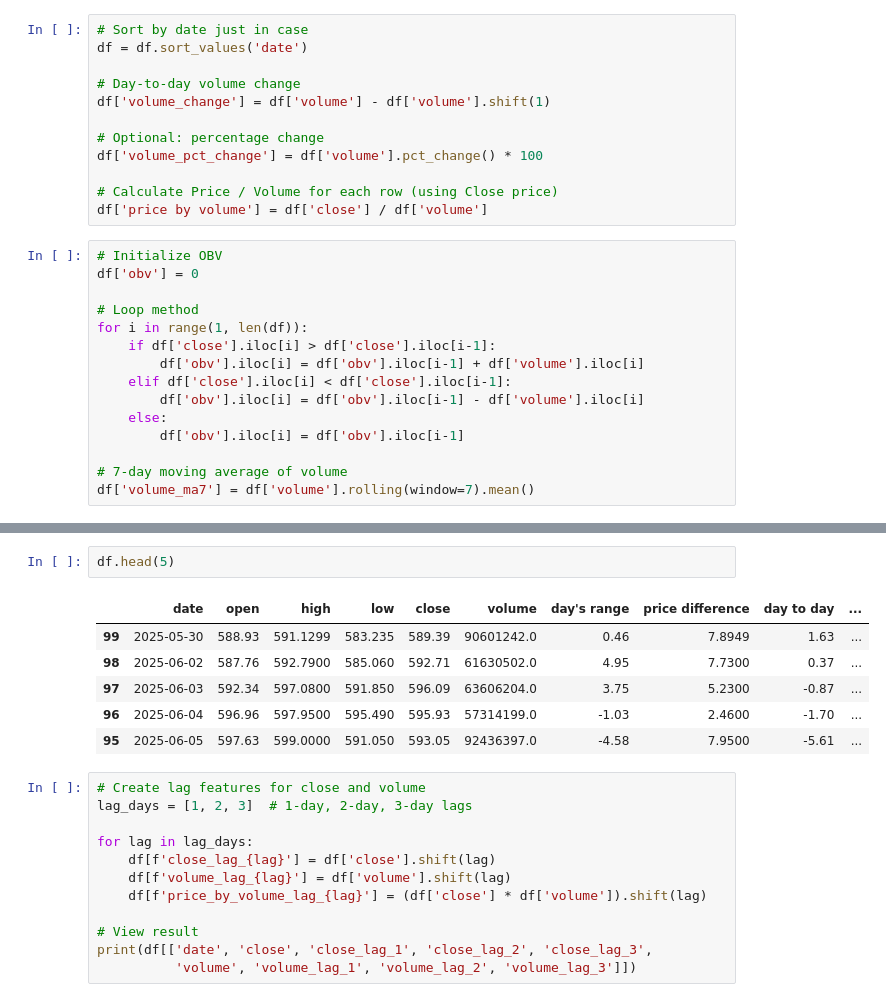
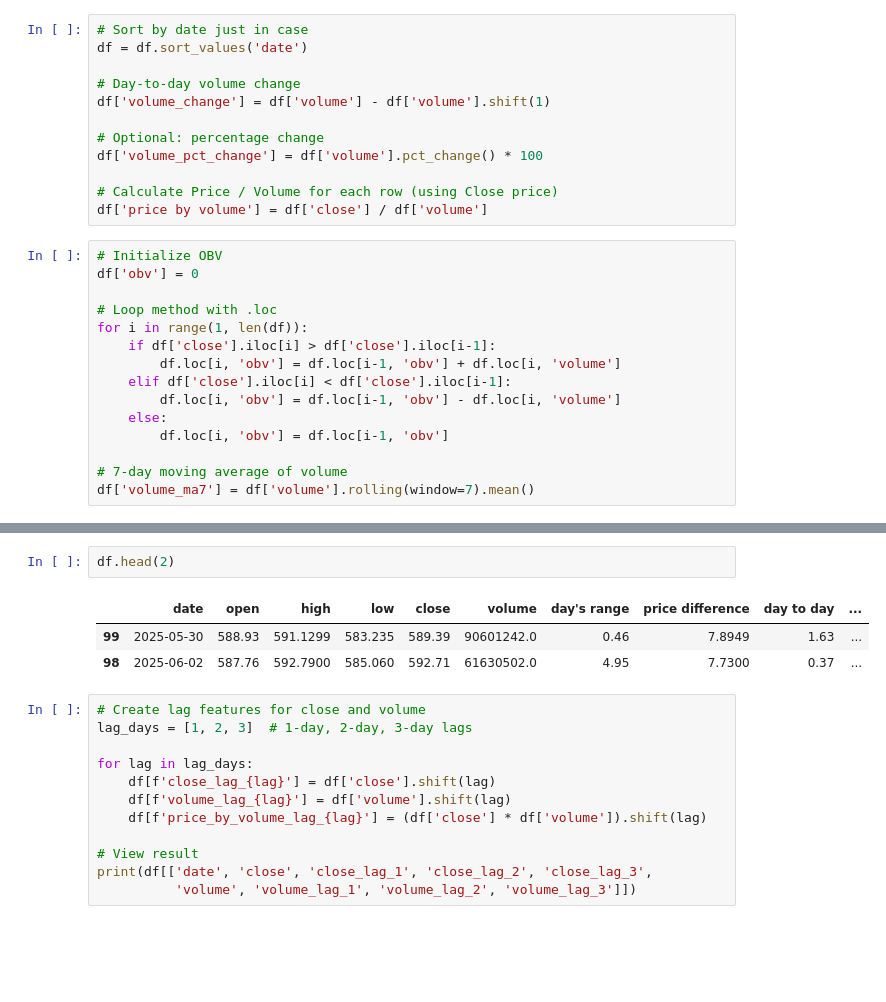
Before and after one commit to leximelvi/Stock_Market, a Jupyter notebook: Stocks.ipynb, the cells around one changed output, grey strips where cells are left out. Saved outputs shown, nothing was run; the diff lists cells and outputs as text; blank space fills up the shorter version.

```diff
--- a/Stocks.ipynb
+++ b/Stocks.ipynb
@@ -96,14 +96,14 @@ df['price by volume'] = df['close'] / df['volume']
 # Initialize OBV
 df['obv'] = 0
 
-# Loop method
+# Loop method with .loc
 for i in range(1, len(df)):
     if df['close'].iloc[i] > df['close'].iloc[i-1]:
-        df['obv'].iloc[i] = df['obv'].iloc[i-1] + df['volume'].iloc[i]
+        df.loc[i, 'obv'] = df.loc[i-1, 'obv'] + df.loc[i, 'volume']
     elif df['close'].iloc[i] < df['close'].iloc[i-1]:
-        df['obv'].iloc[i] = df['obv'].iloc[i-1] - df['volume'].iloc[i]
+        df.loc[i, 'obv'] = df.loc[i-1, 'obv'] - df.loc[i, 'volume']
     else:
-        df['obv'].iloc[i] = df['obv'].iloc[i-1]
+        df.loc[i, 'obv'] = df.loc[i-1, 'obv']
 
 # 7-day moving average of volume
 df['volume_ma7'] = df['volume'].rolling(window=7).mean()
@@ -128,12 +110,9 @@ See the caveats in the documentation: https://pandas.pydata.org/pandas-docs/stab
 # %%
-df.head(5)
+df.head(2)
 # %% [output]
 |  | date | open | high | low | close | volume | day's range | price difference | day to day | ... |
 | 99 | 2025-05-30 | 588.93 | 591.1299 | 583.235 | 589.39 | 90601242.0 | 0.46 | 7.8949 | 1.63 | ... |
 | 98 | 2025-06-02 | 587.76 | 592.7900 | 585.060 | 592.71 | 61630502.0 | 4.95 | 7.7300 | 0.37 | ... |
-| 97 | 2025-06-03 | 592.34 | 597.0800 | 591.850 | 596.09 | 63606204.0 | 3.75 | 5.2300 | -0.87 | ... |
-| 96 | 2025-06-04 | 596.96 | 597.9500 | 595.490 | 595.93 | 57314199.0 | -1.03 | 2.4600 | -1.70 | ... |
-| 95 | 2025-06-05 | 597.63 | 599.0000 | 591.050 | 593.05 | 92436397.0 | -4.58 | 7.9500 | -5.61 | ... |
 # %%
 # Create lag features for close and volume
 lag_days = [1, 2, 3]  # 1-day, 2-day, 3-day lags
```
Also changed, not shown: parts of 3 cells of this notebook.
